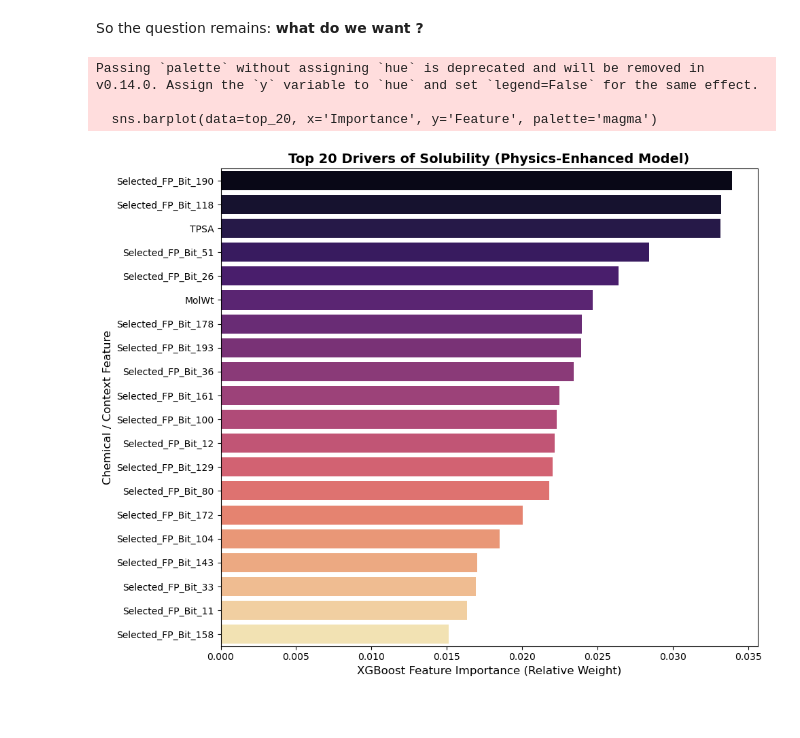
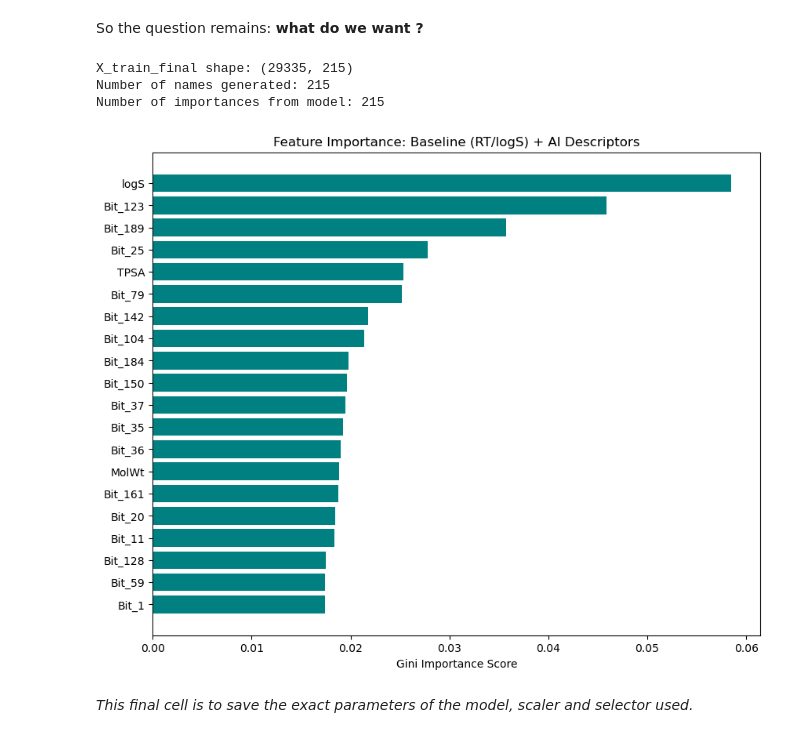
Before and after one commit to swisscatplus/solubility_prediction_nmr, a Jupyter notebook: src/dev/rt_prediction.ipynb, the cells around one changed output. Drawn from its saved outputs; the diff is of its cells as text; code cells hidden in the pictures; blank space fills up the shorter version.

Commit message:
forgot to add RT and logS to model, oops... started writing script

```diff
--- a/src/dev/rt_prediction.ipynb
+++ b/src/dev/rt_prediction.ipynb
@@ -1813,0 +1820,8 @@ It has been suggested to map solvent names to their actual physical properties,
+# %%
+mega_df_v3 = mega_df_v3.rename(columns={'SMILES': 'solute_smiles', 'SMILES ': 'solute_smiles'})
+mega_df_v4 = add_matrix_id_to_df(mega_df_v3, raw_df, 'Matrix ID Name')
+mega_df_v4 = mega_df_v4.rename(columns={'solute_smiles': 'SMILES'})
+# %%
+df_desc = mega_df_v4.copy()
+df_desc[['MolLogP', 'TPSA', 'MolWt' , 'NumHDonors', 'NumHAcceptors']] = df_desc['SMILES'].apply(calculate_descriptors)
+print("Extraction complete")
@@ -1831,7 +1847,7 @@ Now let's use the data we worked so hard to find.
 X_fp_raw = np.vstack(df_desc['Sample Fingerprint'].values)
 X_mat = np.vstack(df_desc['Matrix_Packed_Array'].values) # Kept as binary categorical
 
-continuous_cols = ['TPSA', 'MolWt', 'Sol_Dielectric', 'Sol_Hansen_D', 'Sol_Hansen_P', 'Sol_Hansen_H']
+continuous_cols = ['TPSA', 'MolWt', 'Sol_Dielectric', 'Sol_Hansen_D', 'Sol_Hansen_P', 'Sol_Hansen_H', 'RT', 'logS']
 X_continuous = df_desc[continuous_cols].values
 
 y = df_desc['Soluble'].values.astype(int)
@@ -1863,7 +1880,7 @@ X_test_final = np.hstack((X_fp_test_best, X_mat[test_idx], X_cont_test_scaled))
 # Initialize XGBoost with the exact winning parameters from our Turbo Search
 physics_model = xgboost.XGBClassifier(
     n_estimators=50,
-    learning_rate=0.1,
+    learning_rate=0.05,
     max_depth=4,
     subsample=0.8,
     colsample_bytree=0.8,  # We didn't explicitly capture this in the printout, 1.0 is default/safe
@@ -1929,34 +1946,45 @@ An impressive 86% precision is obtained if colsample_bytree is fixed at 1.0, but
 # %% [markdown]
 So the question remains: **what do we want ?**
 # %%
-# 1. Get the importance scores from our new champion model
+# 1. Get the raw importance values from the trained model
 importances = physics_model.feature_importances_
 
-# 2. Figure out the exact length of the matrix array dynamically
-num_mat = len(df_desc['Matrix_Packed_Array'].iloc[0])
+# 2. Define the counts based on your 'hstack' order
+num_fp_bits = X_fp_train_best.shape[1]      # Should be 200
+num_mat_cols = X_mat.shape[1]               # The solvent matrix columns
+num_cont_cols = len(continuous_cols)        # TPSA, MolWt, Sol_Physics, RT, logS
 
-# 3. Recreate the column names in the EXACT order we stacked them (X_train_final)
-fp_names = [f"Selected_FP_Bit_{i+1}" for i in range(200)]
-mat_names = [f"Matrix_Feature_{i+1}" for i in range(num_mat)]
-cont_names = ['TPSA', 'MolWt', 'Sol_Dielectric', 'Sol_Hansen_D', 'Sol_Hansen_P', 'Sol_Hansen_H']
+# 3. Create the labels in the SAME ORDER as your np.hstack
+fp_labels = [f"Bit_{i}" for i in range(num_fp_bits)]
+mat_labels = [f"Solvent_Mat_{i}" for i in range(num_mat_cols)]
+cont_labels = continuous_cols  # These are your 'RT', 'logS', etc.
 
-# Combine them!
-feature_names = fp_names + mat_names + cont_names
+all_feature_names = fp_labels + mat_labels + cont_labels
 
-# 4. Create a DataFrame and sort it
-importance_df = pd.DataFrame({'Feature': feature_names, 'Importance': importances})
-top_20 = importance_df.sort_values(by='Importance', ascending=False).head(20)
+# --- DEBUG CHECK ---
+print(f"X_train_final shape: {X_train_final.shape}")
+print(f"Number of names generated: {len(all_feature_names)}")
+print(f"Number of importances from model: {len(importances)}")
 
-# 5. Plot it
-plt.figure(figsize=(10, 8))
-sns.barplot(data=top_20, x='Importance', y='Feature', palette='magma')
-plt.title('Top 20 Drivers of Solubility (Physics-Enhanced Model)', fontsize=14, fontweight='bold')
-plt.xlabel('XGBoost Feature Importance (Relative Weight)', fontsize=12)
-plt.ylabel('Chemical / Context Feature', fontsize=12)
-plt.tight_layout()
-plt.show()
+# 4. Create DataFrame and Plot
+if len(all_feature_names) == len(importances):
+    importance_df = pd.DataFrame({
+        'Feature': all_feature_names,
+        'Importance': importances
+    }).sort_values(by='Importance', ascending=False)
+
+    plt.figure(figsize=(10, 8))
+    plt.barh(importance_df['Feature'][:20], importance_df['Importance'][:20], color='teal')
+    plt.gca().invert_yaxis()
+    plt.title("Feature Importance: Baseline (RT/logS) + AI Descriptors")
+    plt.xlabel("Gini Importance Score")
+    plt.show()
+else:
+    print("❌ Still a mismatch. Check if X_mat or X_fp_train_best changed size!")
 # %% [output]
-Passing `palette` without assigning `hue` is deprecated and will be removed in v0.14.0. Assign the `y` variable to `hue` and set `legend=False` for the same effect.
-
-  sns.barplot(data=top_20, x='Importance', y='Feature', palette='magma')
+X_train_final shape: (29335, 215)
+Number of names generated: 215
+Number of importances from model: 215
-[figure, old version]
+[figure, new version]
+# %% [markdown]
+*This final cell is to save the exact parameters of the model, scaler and selector used.*
```
Also changed, not shown: parts of 12 cells of this notebook, 4 other files.
